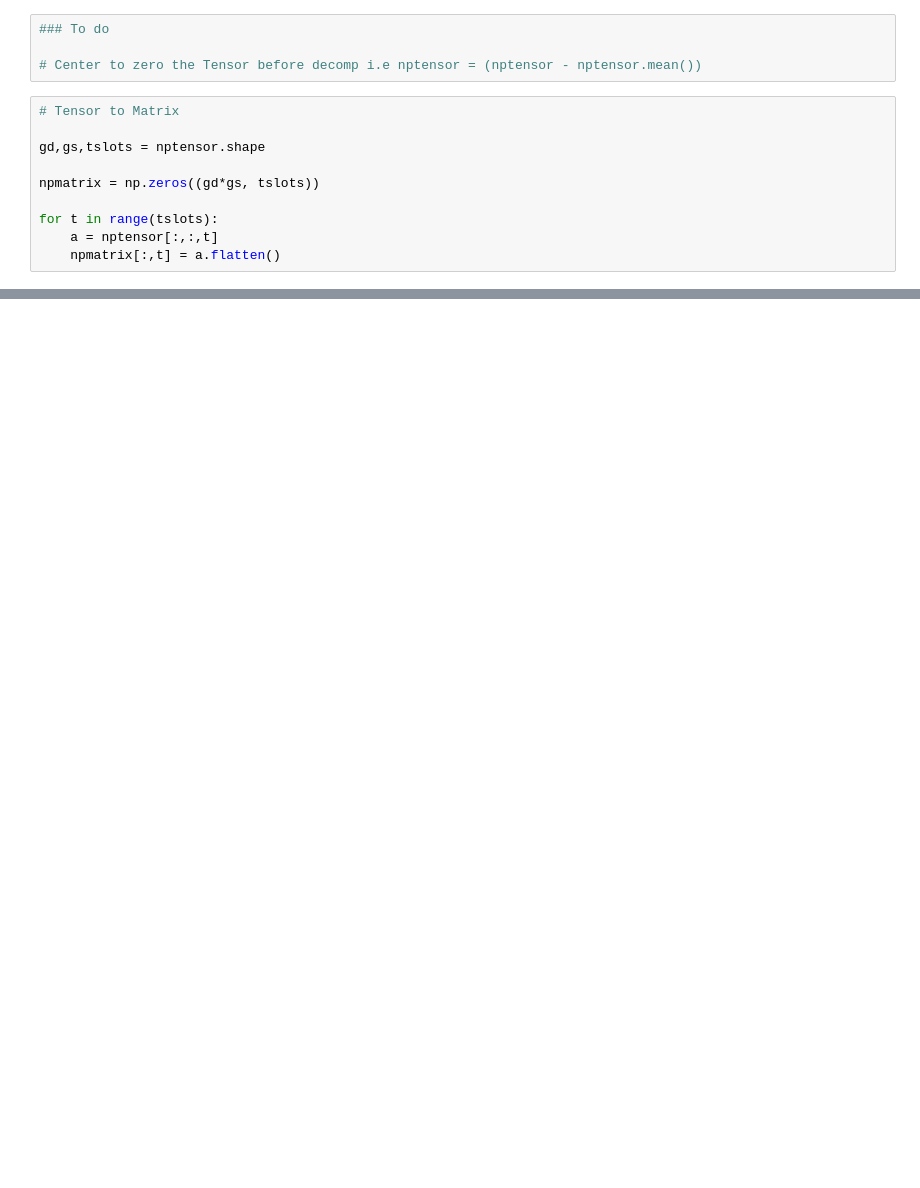
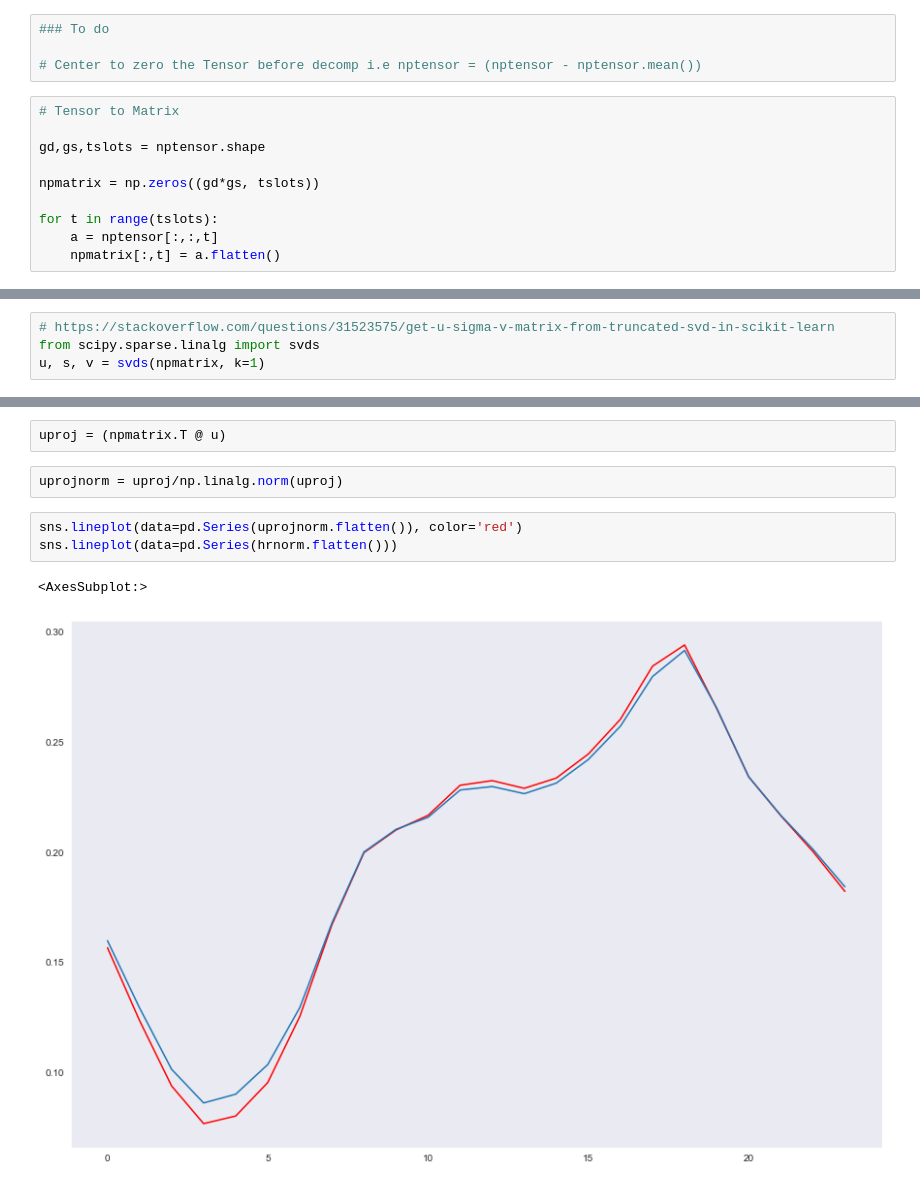
Before and after one commit to NeveIsa/MumbaiMobility, a Jupyter notebook: exploration.ipynb, the cells around one changed output, grey strips where cells are left out. Saved outputs shown, nothing was run; the diff lists cells and outputs as text; blank space fills up the shorter version.

```diff
--- a/exploration.ipynb
+++ b/exploration.ipynb
@@ -359,0 +373,4 @@ nptensor[:,:,0].mean()
+# %%
+# https://stackoverflow.com/questions/31523575/get-u-sigma-v-matrix-from-truncated-svd-in-scikit-learn
+from scipy.sparse.linalg import svds
+u, s, v = svds(npmatrix, k=1)
@@ -359,0 +387,10 @@ nptensor[:,:,0].mean()
+# %%
+uproj = (npmatrix.T @ u)
+# %%
+uprojnorm = uproj/np.linalg.norm(uproj)
+# %%
+sns.lineplot(data=pd.Series(uprojnorm.flatten()), color='red')
+sns.lineplot(data=pd.Series(hrnorm.flatten()))
+# %% [output]
+<AxesSubplot:>
+[figure, added]
```
Also changed, not shown: parts of 41 cells of this notebook, 1 other file.
